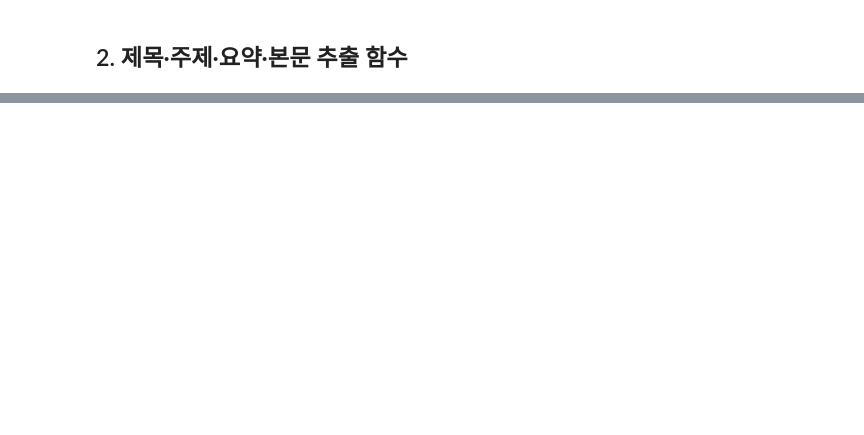
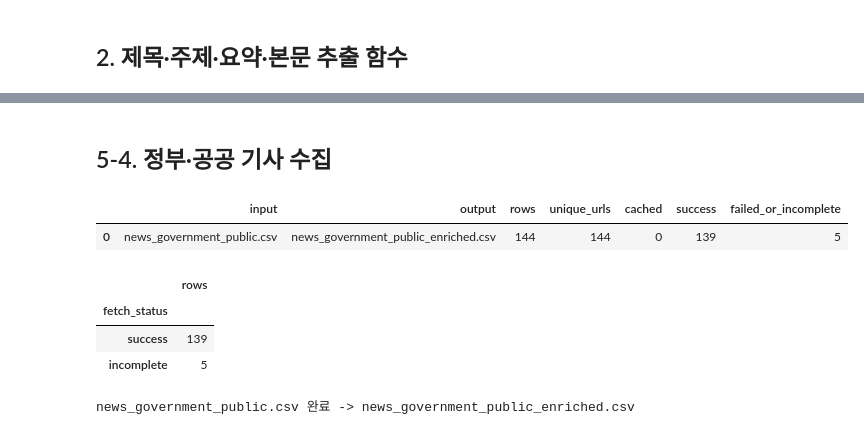
Before and after one commit to junhyun111/news-digest-source, a Jupyter notebook: model/build_reference_embeddings.ipynb, the cells around one changed output, grey strips where cells are left out. Drawn from its saved outputs; the diff is of its cells as text; code cells hidden in the pictures; blank space fills up the shorter version.

```diff
--- a/model/build_reference_embeddings.ipynb
+++ b/model/build_reference_embeddings.ipynb
@@ -211,0 +301,12 @@ display(pd.DataFrame(saved_files).T)
+# %% [markdown]
+## 5-4. 정부·공공 기사 수집
+# %%
+category_output = process_source('news_government_public.csv')
+# %% [output]
+|  | input | output | rows | unique_urls | cached | success | failed_or_incomplete |
+| 0 | news_government_public.csv | news_government_public_enriched.csv | 144 | 144 | 0 | 139 | 5 |
+|  | rows |
+| fetch_status |  |
+| success | 139 |
+| incomplete | 5 |
+news_government_public.csv 완료 -> news_government_public_enriched.csv
```
Also changed, not shown: parts of 21 cells of this notebook, 38 other files.
